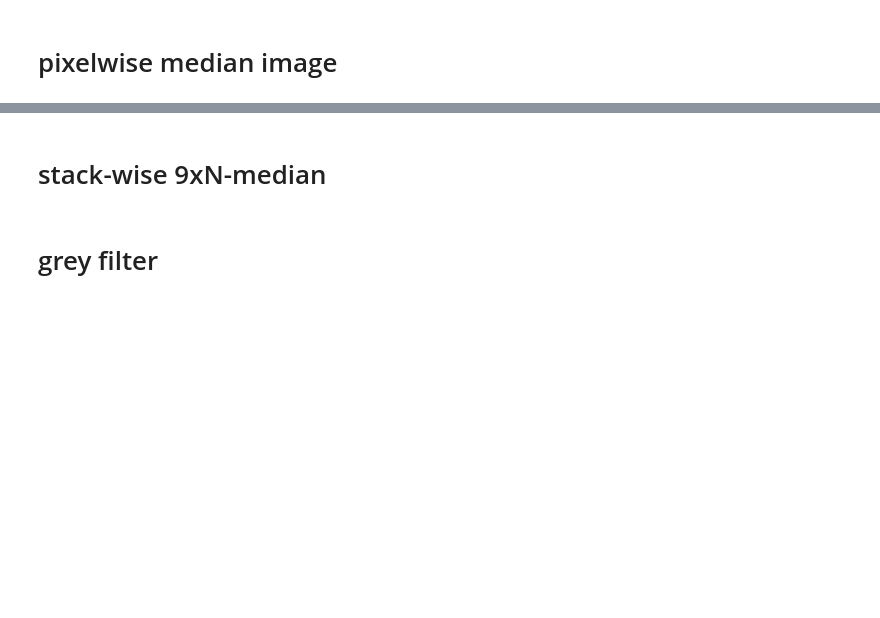
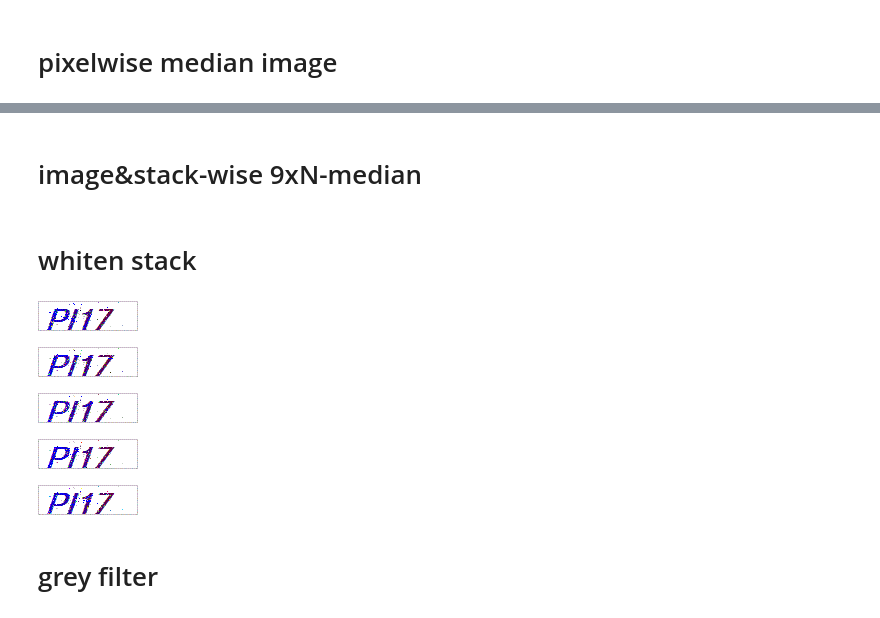
Before and after one commit to fmspatrickrosendahl/my-first-binder, a Jupyter notebook: IALTYO_reload/solve_reload.ipynb, the cells around one changed output, grey strips where cells are left out. Drawn from its saved outputs; the diff is of its cells as text; code cells hidden in the pictures; blank space fills up the shorter version.

```diff
--- a/IALTYO_reload/solve_reload.ipynb
+++ b/IALTYO_reload/solve_reload.ipynb
@@ -110,7 +138,7 @@ def median_image_single ( ims_rgb ) :
 
     return im_processed
 # %% [markdown]
-# stack-wise 9xN-median
+# image&stack-wise 9xN-median
 # %%
 def median_image_stack ( ims_rgb, stencil ) :
     from statistics import median
@@ -151,6 +183,40 @@ def median_image_stack ( ims_rgb, stencil ) :
             pix_processed[x,y] = ( r, g, b )
 
     return im_processed
+# %% [markdown]
+# whiten stack
+# %%
+def whiten_stack ( ims_rgb_orig ) :
+
+    ims_rgb = []
+    for im in ims_rgb_orig :
+        ims_rgb.append( im.copy() )
+
+    size = ims_rgb[0].size
+
+    for x in range(0,size[0]) :
+        for y in range(0,size[1]) :
+
+            white = False
+            for im in ims_rgb :
+                white |= im.load()[x,y] == (255,255,255)
+
+            if white :
+                for im in ims_rgb :
+                    im.load()[x,y] = (255,255,255)
+
+    return ims_rgb
+# %%
+ims_rgb_whiten = whiten_stack( ims_rgb )
+for im in ims_rgb_whiten :
+    display(im)
+#ims_rgb = ims_rgb_whiten
+# %% [output]
+[figure, added]
+[figure, added]
+[figure, added]
+[figure, added]
+[figure, added]
 # %% [markdown]
 # grey filter
 # %%
```
Also changed, not shown: parts of 15 cells of this notebook.
